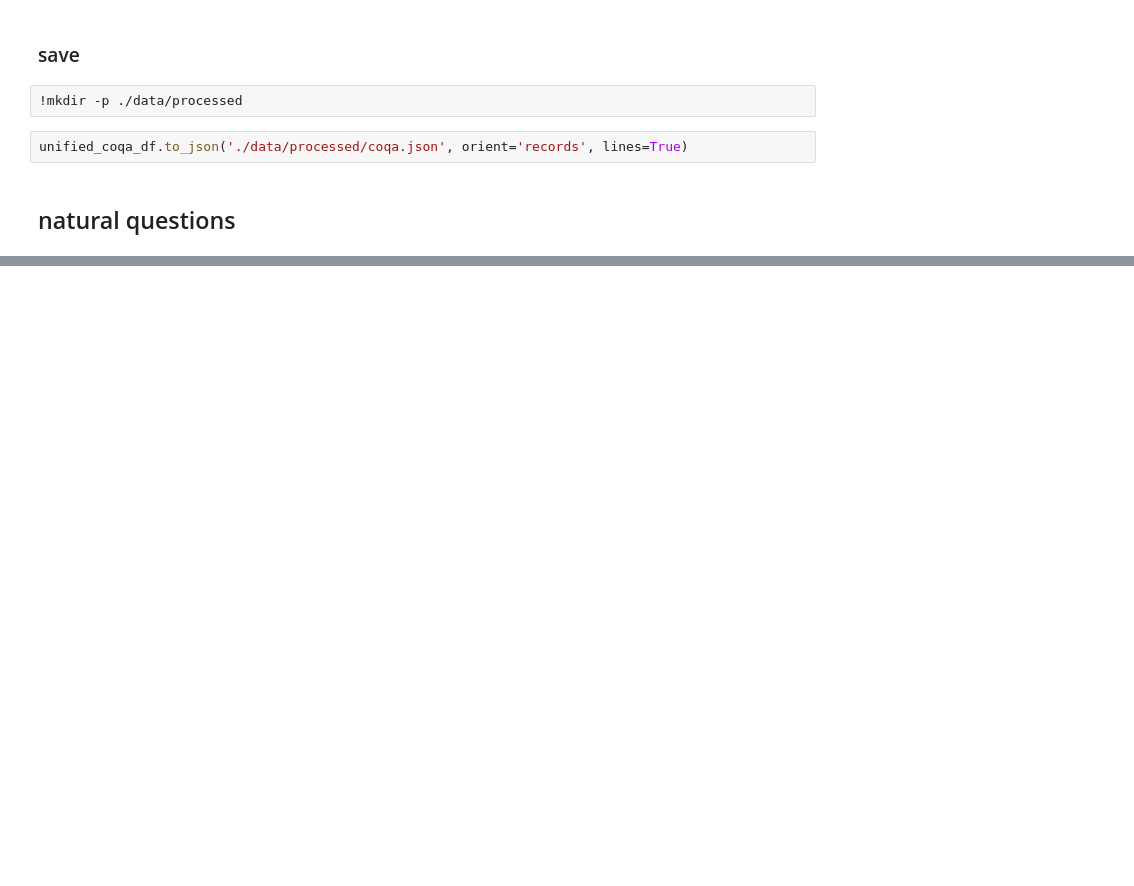
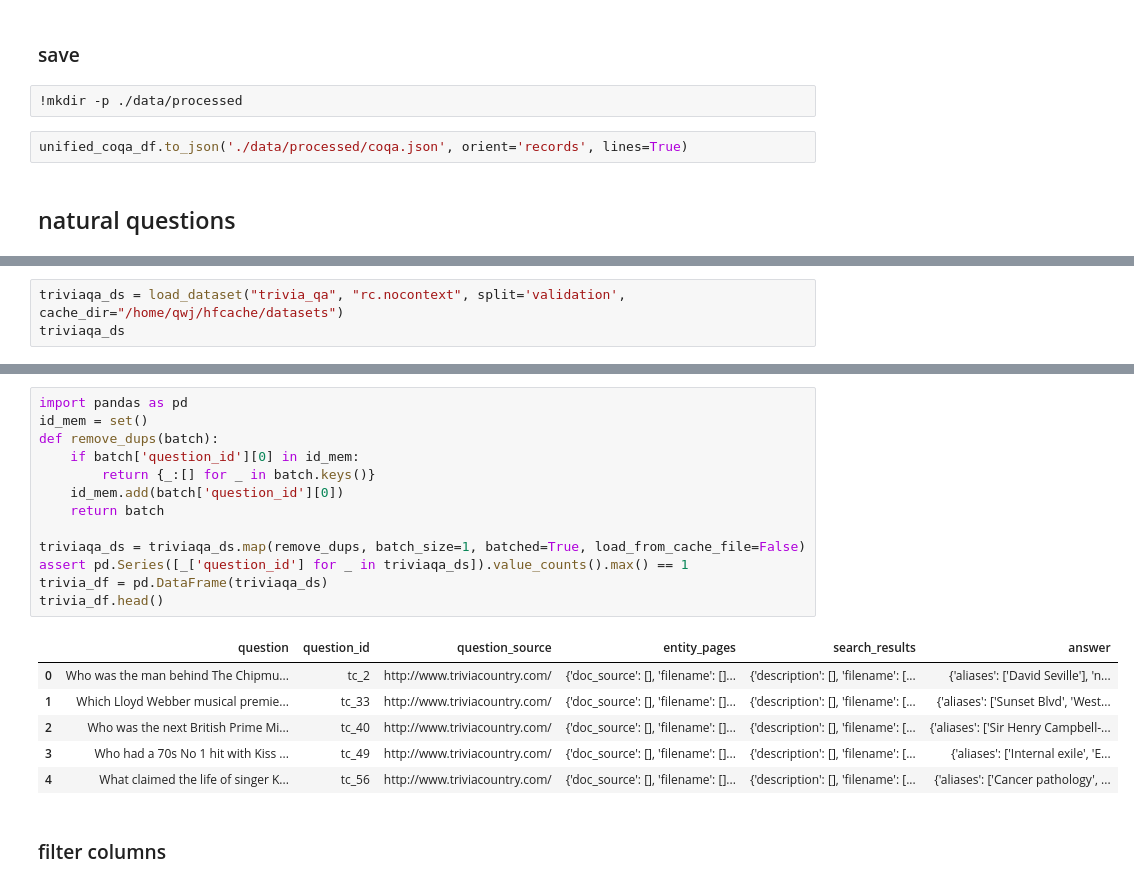
Before and after one commit to qiweijian/HDInstruct, a Jupyter notebook: notebooks/create_dataset.ipynb, the cells around one changed output, grey strips where cells are left out. Drawn from its saved outputs; the diff is of its cells as text; blank space fills up the shorter version.

Commit message:
a cleaner and more unified dataset creation

```diff
--- a/notebooks/create_dataset.ipynb
+++ b/notebooks/create_dataset.ipynb
@@ -97,0 +148,3 @@ unified_coqa_df.to_json('./data/processed/coqa.json', orient='records', lines=Tr
+# %%
+triviaqa_ds = load_dataset("trivia_qa", "rc.nocontext", split='validation', cache_dir="/home/qwj/hfcache/datasets")
+triviaqa_ds
@@ -97,0 +158,22 @@ unified_coqa_df.to_json('./data/processed/coqa.json', orient='records', lines=Tr
+# %%
+import pandas as pd
+id_mem = set()
+def remove_dups(batch):
+    if batch['question_id'][0] in id_mem:
+        return {_:[] for _ in batch.keys()}
+    id_mem.add(batch['question_id'][0])
+    return batch
+
+triviaqa_ds = triviaqa_ds.map(remove_dups, batch_size=1, batched=True, load_from_cache_file=False)
+assert pd.Series([_['question_id'] for _ in triviaqa_ds]).value_counts().max() == 1
+trivia_df = pd.DataFrame(triviaqa_ds)
+trivia_df.head()
+# %% [output]
+|  | question | question_id | question_source | entity_pages | search_results | answer |
+| 0 | Who was the man behind The Chipmu... | tc_2 | http://www.triviacountry.com/ | {'doc_source': [], 'filename': []... | {'description': [], 'filename': [... | {'aliases': ['David Seville'], 'n... |
+| 1 | Which Lloyd Webber musical premie... | tc_33 | http://www.triviacountry.com/ | {'doc_source': [], 'filename': []... | {'description': [], 'filename': [... | {'aliases': ['Sunset Blvd', 'West... |
+| 2 | Who was the next British Prime Mi... | tc_40 | http://www.triviacountry.com/ | {'doc_source': [], 'filename': []... | {'description': [], 'filename': [... | {'aliases': ['Sir Henry Campbell-... |
+| 3 | Who had a 70s No 1 hit with Kiss ... | tc_49 | http://www.triviacountry.com/ | {'doc_source': [], 'filename': []... | {'description': [], 'filename': [... | {'aliases': ['Internal exile', 'E... |
+| 4 | What claimed the life of singer K... | tc_56 | http://www.triviacountry.com/ | {'doc_source': [], 'filename': []... | {'description': [], 'filename': [... | {'aliases': ['Cancer pathology', ... |
+# %% [markdown]
+### filter columns
```
Also changed, not shown: parts of 25 cells of this notebook.
